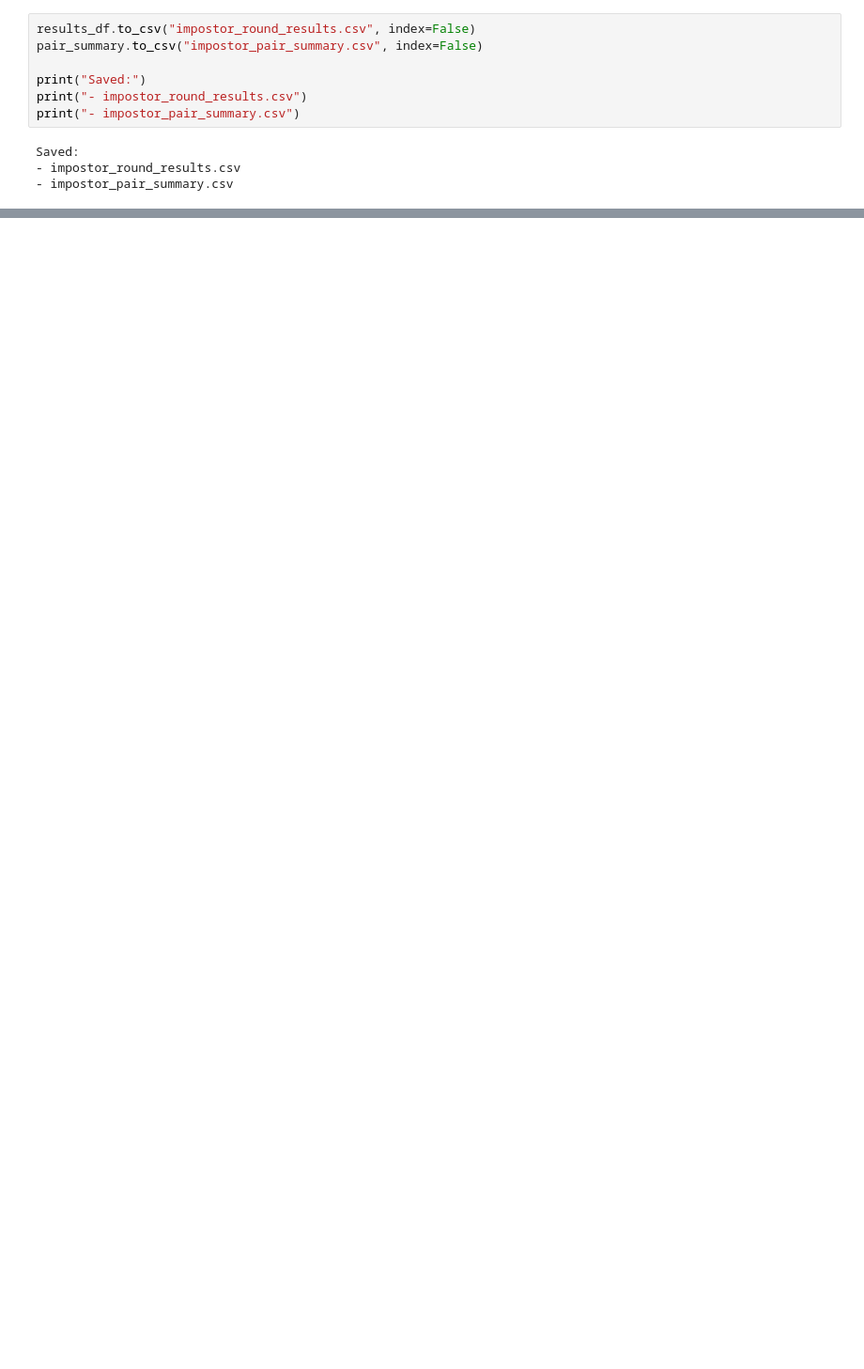
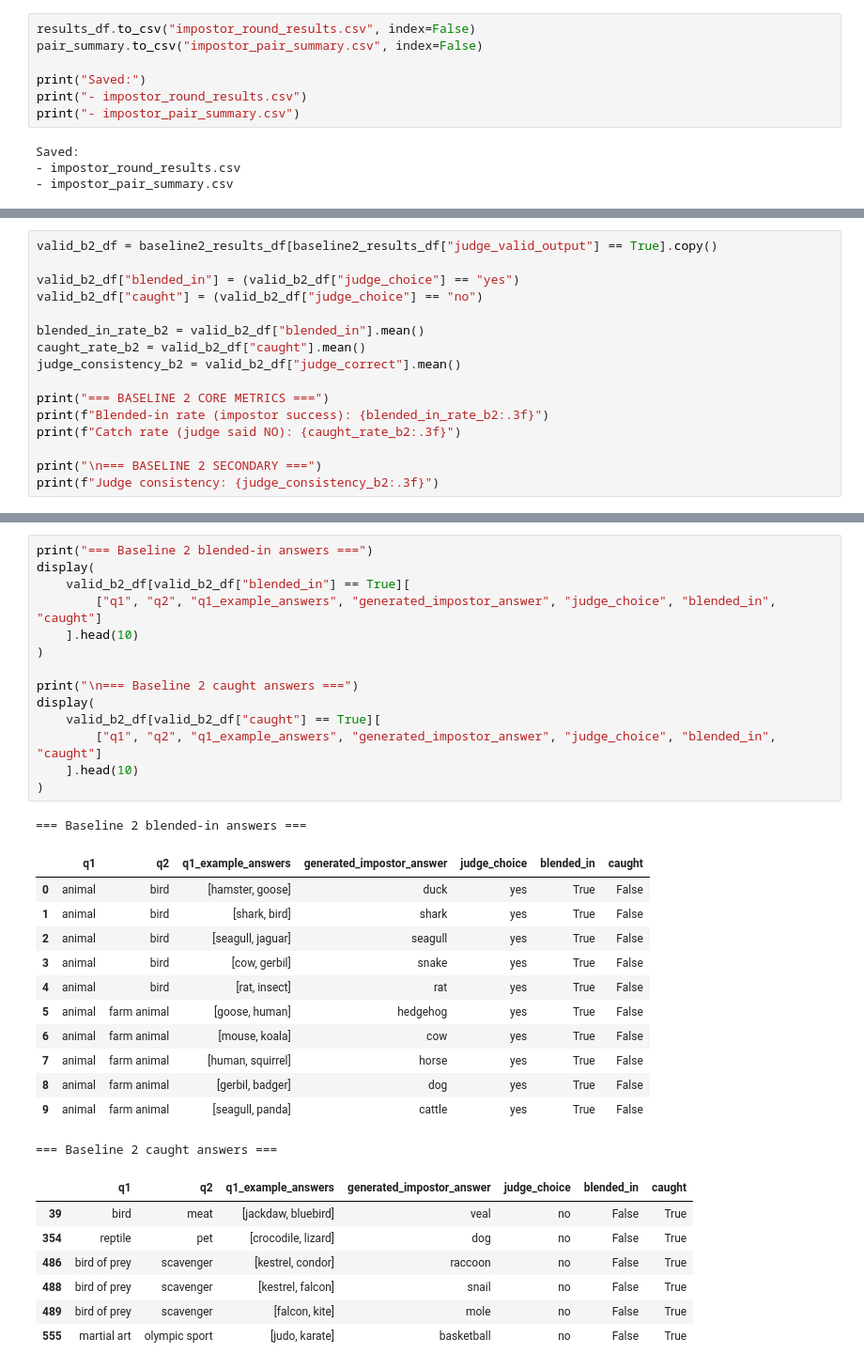
Before and after one commit to AliImihy/Insert-Name-Here, a Jupyter notebook: NLPProject1.ipynb, the cells around one changed output, grey strips where cells are left out. Shown at 94% size. Drawn from its saved outputs; the diff is of its cells as text; blank space fills up the shorter version.

```diff
--- a/NLPProject1.ipynb
+++ b/NLPProject1.ipynb
@@ -628,0 +885,16 @@ Valid deception rate: 0.6111111111111112
+# %%
+valid_b2_df = baseline2_results_df[baseline2_results_df["judge_valid_output"] == True].copy()
+
+valid_b2_df["blended_in"] = (valid_b2_df["judge_choice"] == "yes")
+valid_b2_df["caught"] = (valid_b2_df["judge_choice"] == "no")
+
+blended_in_rate_b2 = valid_b2_df["blended_in"].mean()
+caught_rate_b2 = valid_b2_df["caught"].mean()
+judge_consistency_b2 = valid_b2_df["judge_correct"].mean()
+
+print("=== BASELINE 2 CORE METRICS ===")
+print(f"Blended-in rate (impostor success): {blended_in_rate_b2:.3f}")
+print(f"Catch rate (judge said NO): {caught_rate_b2:.3f}")
+
+print("\n=== BASELINE 2 SECONDARY ===")
+print(f"Judge consistency: {judge_consistency_b2:.3f}")
@@ -628,0 +936,35 @@ Valid deception rate: 0.6111111111111112
+# %%
+print("=== Baseline 2 blended-in answers ===")
+display(
+    valid_b2_df[valid_b2_df["blended_in"] == True][
+        ["q1", "q2", "q1_example_answers", "generated_impostor_answer", "judge_choice", "blended_in", "caught"]
+    ].head(10)
+)
+
+print("\n=== Baseline 2 caught answers ===")
+display(
+    valid_b2_df[valid_b2_df["caught"] == True][
+        ["q1", "q2", "q1_example_answers", "generated_impostor_answer", "judge_choice", "blended_in", "caught"]
+    ].head(10)
+)
+# %% [output]
+=== Baseline 2 blended-in answers ===
+|  | q1 | q2 | q1_example_answers | generated_impostor_answer | judge_choice | blended_in | caught |
+| 0 | animal | bird | [hamster, goose] | duck | yes | True | False |
+| 1 | animal | bird | [shark, bird] | shark | yes | True | False |
+| 2 | animal | bird | [seagull, jaguar] | seagull | yes | True | False |
+| 3 | animal | bird | [cow, gerbil] | snake | yes | True | False |
+| 4 | animal | bird | [rat, insect] | rat | yes | True | False |
+| 5 | animal | farm animal | [goose, human] | hedgehog | yes | True | False |
+| 6 | animal | farm animal | [mouse, koala] | cow | yes | True | False |
+| 7 | animal | farm animal | [human, squirrel] | horse | yes | True | False |
+| 8 | animal | farm animal | [gerbil, badger] | dog | yes | True | False |
+| 9 | animal | farm animal | [seagull, panda] | cattle | yes | True | False |
+=== Baseline 2 caught answers ===
+|  | q1 | q2 | q1_example_answers | generated_impostor_answer | judge_choice | blended_in | caught |
+| 39 | bird | meat | [jackdaw, bluebird] | veal | no | False | True |
+| 354 | reptile | pet | [crocodile, lizard] | dog | no | False | True |
+| 486 | bird of prey | scavenger | [kestrel, condor] | raccoon | no | False | True |
+| 488 | bird of prey | scavenger | [kestrel, falcon] | snail | no | False | True |
+| 489 | bird of prey | scavenger | [falcon, kite] | mole | no | False | True |
+| 555 | martial art | olympic sport | [judo, karate] | basketball | no | False | True |
```
Also changed, not shown: parts of 53 cells of this notebook.
